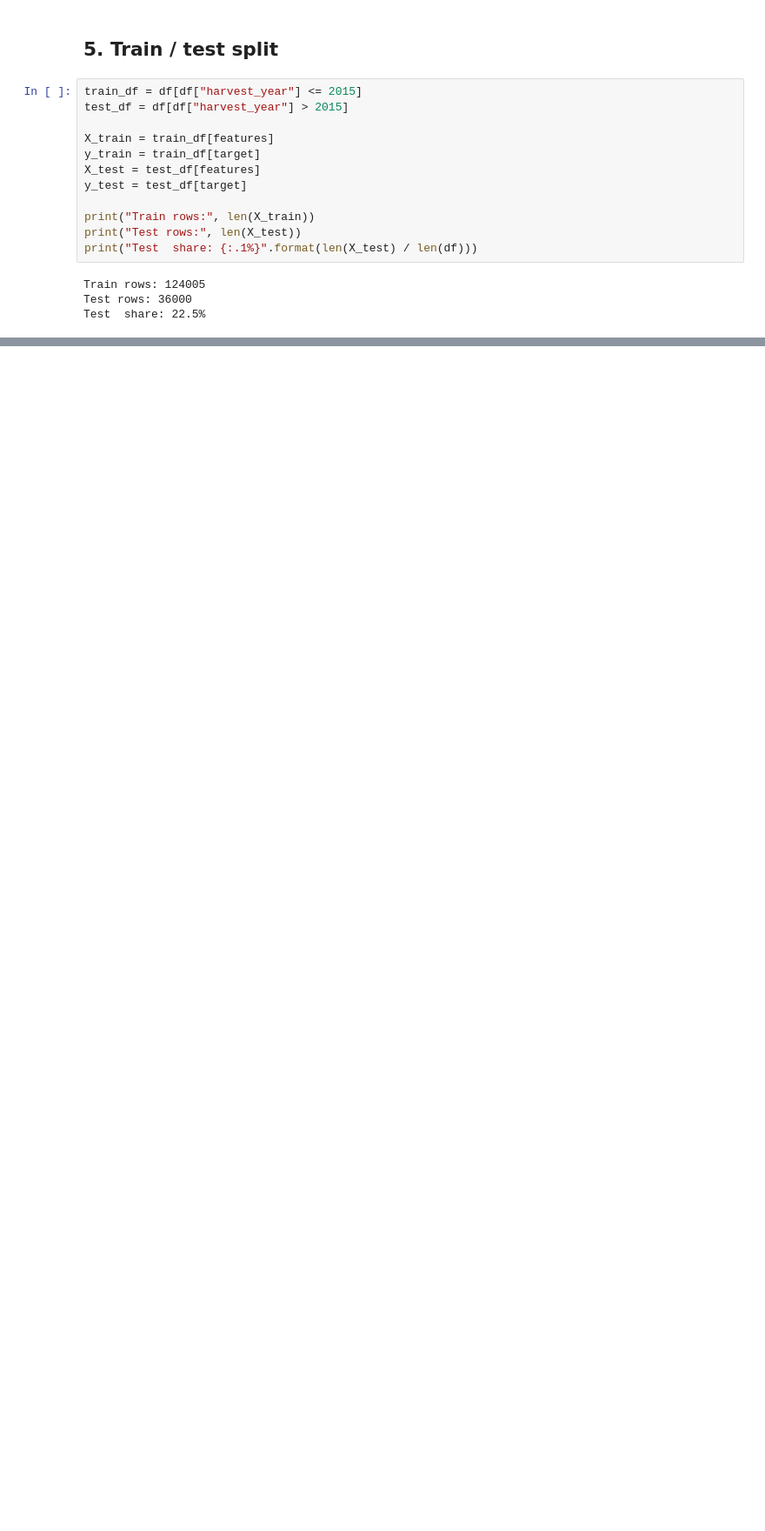
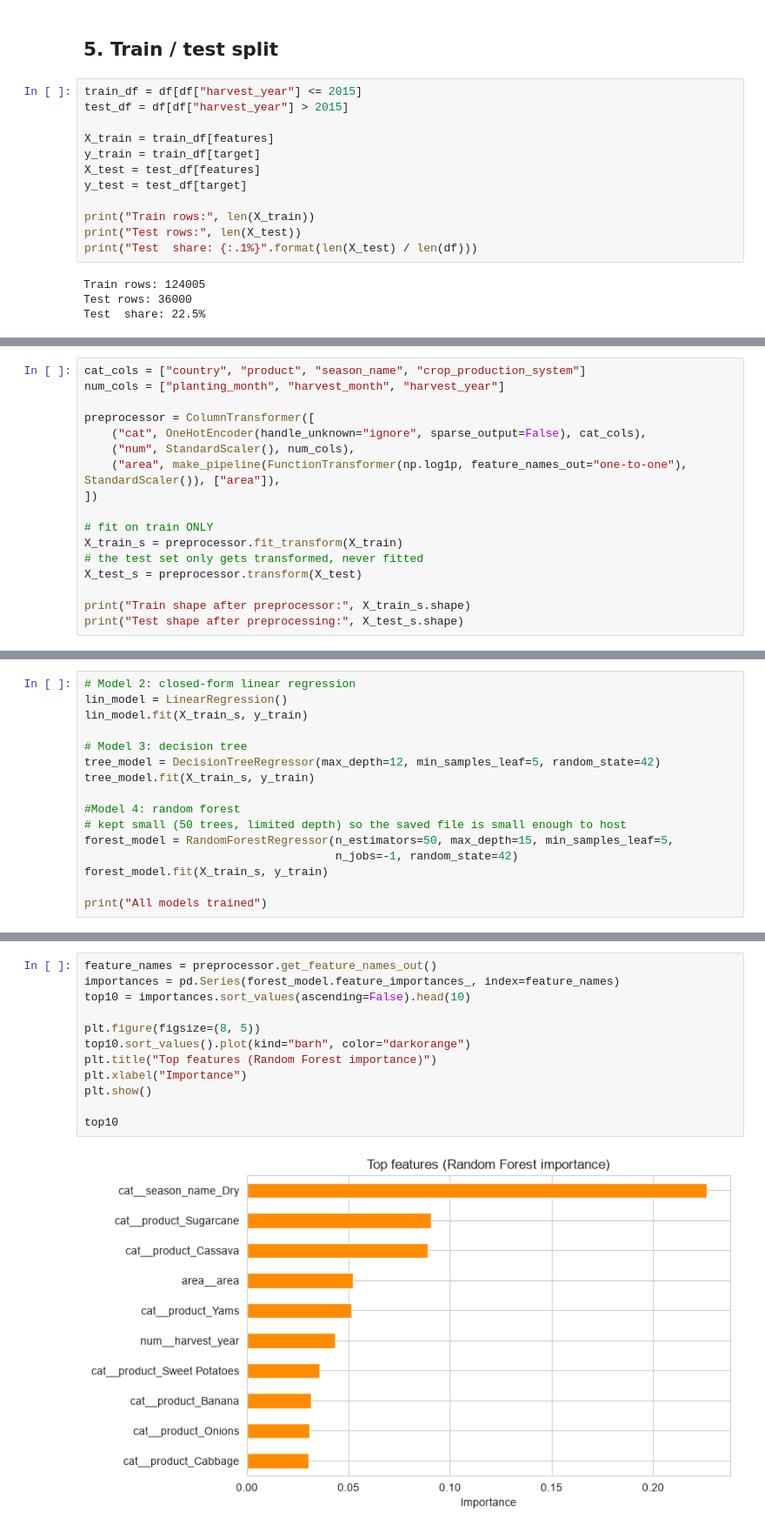
Before and after one commit to Queenu-7/linear-regression-summative, a Jupyter notebook: linear_regression/multivariate.ipynb, the cells around one changed output, grey strips where cells are left out. Shown at 87% size. Drawn from its saved outputs; the diff is of its cells as text; blank space fills up the shorter version.

```diff
--- a/linear_regression/multivariate.ipynb
+++ b/linear_regression/multivariate.ipynb
@@ -211,0 +214,17 @@ Test  share: 22.5%
+# %%
+cat_cols = ["country", "product", "season_name", "crop_production_system"]
+num_cols = ["planting_month", "harvest_month", "harvest_year"]
+
+preprocessor = ColumnTransformer([
+    ("cat", OneHotEncoder(handle_unknown="ignore", sparse_output=False), cat_cols),
+    ("num", StandardScaler(), num_cols),
+    ("area", make_pipeline(FunctionTransformer(np.log1p, feature_names_out="one-to-one"), StandardScaler()), ["area"]),
+])
+
+# fit on train ONLY
+X_train_s = preprocessor.fit_transform(X_train)
+# the test set only gets transformed, never fitted
+X_test_s = preprocessor.transform(X_test)
+
+print("Train shape after preprocessor:", X_train_s.shape)
+print("Test shape after preprocessing:", X_test_s.shape)
@@ -211,0 +307,16 @@ Test  share: 22.5%
+# %%
+# Model 2: closed-form linear regression
+lin_model = LinearRegression()
+lin_model.fit(X_train_s, y_train)
+
+# Model 3: decision tree
+tree_model = DecisionTreeRegressor(max_depth=12, min_samples_leaf=5, random_state=42)
+tree_model.fit(X_train_s, y_train)
+
+#Model 4: random forest
+# kept small (50 trees, limited depth) so the saved file is small enough to host
+forest_model = RandomForestRegressor(n_estimators=50, max_depth=15, min_samples_leaf=5,
+                                     n_jobs=-1, random_state=42)
+forest_model.fit(X_train_s, y_train)
+
+print("All models trained")
@@ -211,0 +429,14 @@ Test  share: 22.5%
+# %%
+feature_names = preprocessor.get_feature_names_out()
+importances = pd.Series(forest_model.feature_importances_, index=feature_names)
+top10 = importances.sort_values(ascending=False).head(10)
+
+plt.figure(figsize=(8, 5))
+top10.sort_values().plot(kind="barh", color="darkorange")
+plt.title("Top features (Random Forest importance)")
+plt.xlabel("Importance")
+plt.show()
+
+top10
+# %% [output]
+[figure, added]
```
Also changed, not shown: parts of 31 cells of this notebook.
